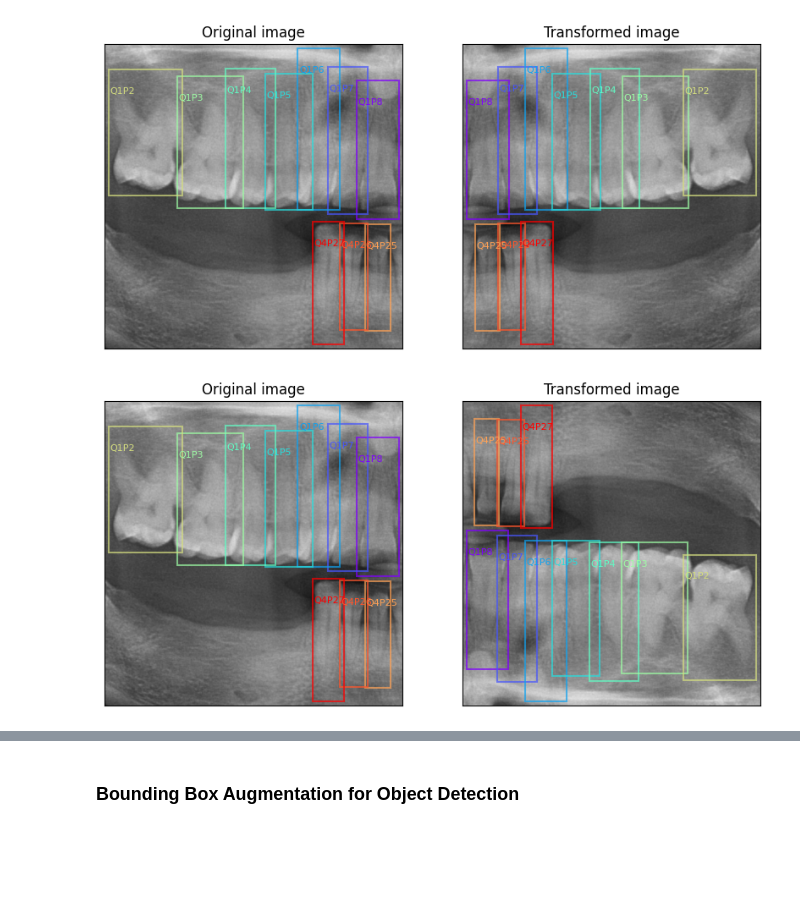
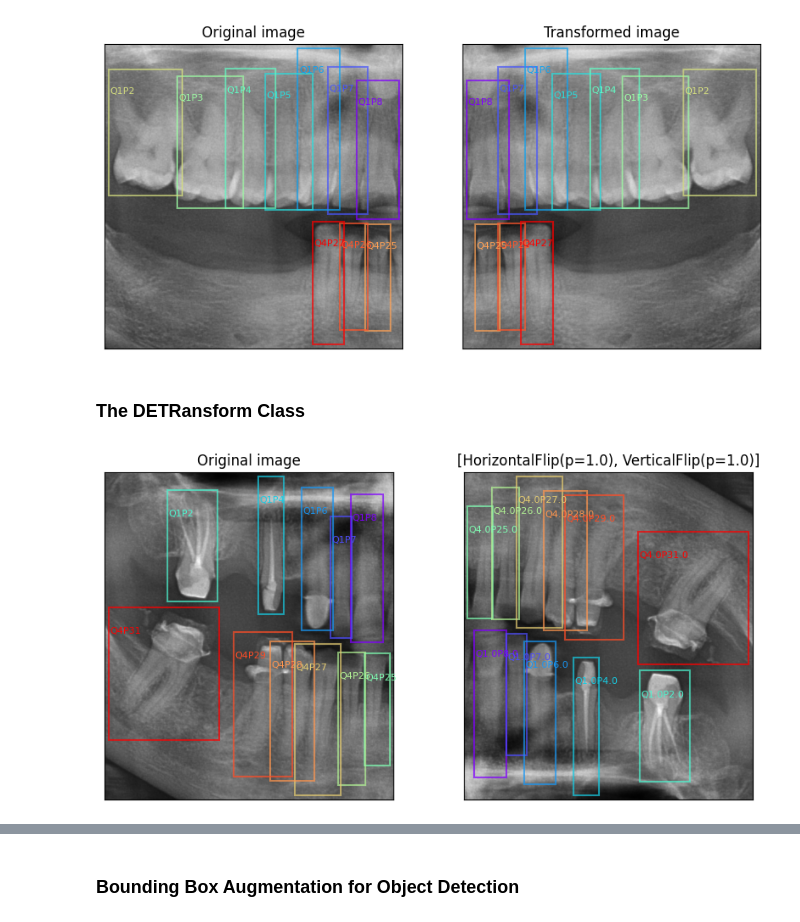
Before and after one commit to awerdich/computervision, a Jupyter notebook: notebooks/detection/05_augmentations.ipynb, the cells around one changed output, grey strips where cells are left out. Saved outputs shown, nothing was run; the diff lists cells and outputs as text; code cells hidden in the pictures; blank space fills up the shorter version.

```diff
--- a/notebooks/detection/05_augmentations.ipynb
+++ b/notebooks/detection/05_augmentations.ipynb
@@ -173,4 +173,6 @@ train_209
 Image file for xray train_209 and quadrants 14: train_209_14.png
 (725, 710, 3)
 [figure]
+# %% [markdown]
+### The DETRansform Class ###
 # %%
@@ -205,22 +245,27 @@ def transform(image, boxes, quadrants, positions, transformations):
+# %%
+# Try the class to carry out the image transformations
+boxes = df_file['bbox'].tolist()
+quadrants = df_file['quadrant'].tolist()
+positions = df_file['ada'].tolist()
+
+transformations = [alb.HorizontalFlip(p=1.0), alb.VerticalFlip(p=1)]
+
+# Get the output from this transformation
+detr = DETRansform(transformations=transformations)
+output = detr.\
+    transform(image=im, bboxes=boxes, label_fields=[quadrants, positions])
 # %%
-# Try the function
-boxes = df_file['bbox'].tolist()
-quadrants = df_file['quadrant'].tolist()
-positions = df_file['ada'].tolist()
-
-transformations = [alb.HorizontalFlip(p=1.0), alb.VerticalFlip(p=1)]
-output = transform(image=im, boxes=boxes, quadrants=quadrants, positions=positions, transformations=transformations)
-
+# Plot the results
 # Format the labels
 labels = [f'Q{q}P{p}' for q, p in zip(quadrants, positions)]
 transformed_labels = [f'Q{q}P{p}' for q, p in zip(output['quadrants'], output['positions'])]
 
 # Plot the output
 fig, ax = plt.subplots(nrows=1, ncols=2, figsize=(10, 5))
 ax[0] = plot_boxes(image=im, box_list=boxes, label_list=labels, ax=ax[0])
-ax[1] = plot_boxes(image=output['image'], box_list=output['boxes'], label_list=transformed_labels, ax=ax[1])
+ax[1] = plot_boxes(image=output['image'], box_list=output['bboxes'], label_list=transformed_labels, ax=ax[1])
 ax[0].set(title='Original image')
-ax[1].set(title='Transformed image')
+ax[1].set(title=transformations)
 plt.show()
 # %% [output]
-[figure, old version]
+[figure, new version]
```
Also changed, not shown: parts of 4 cells of this notebook, 3 other files.
